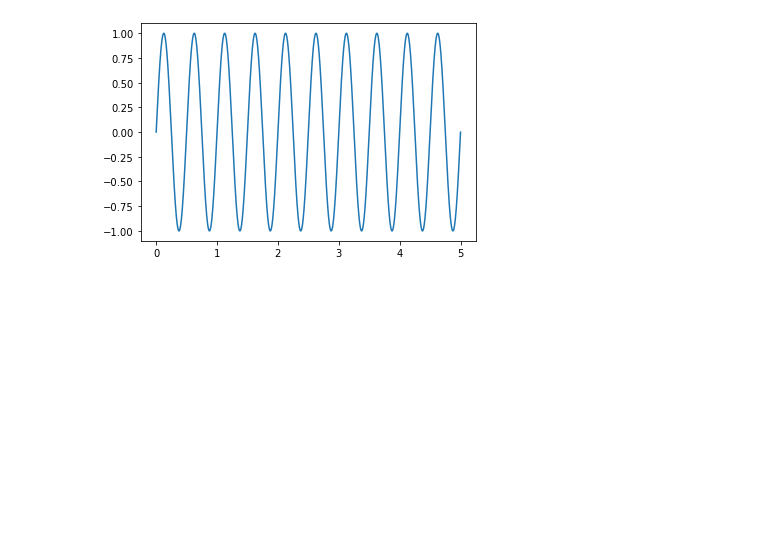
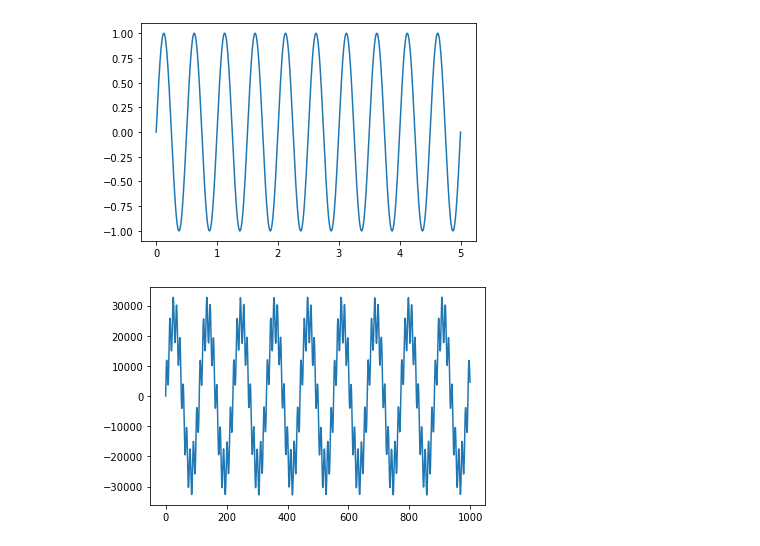
Before and after one commit to mahmoudalmadi/BCM_SIDS_ML_Summer_22, a Jupyter notebook: playground/exploring_spectrograms.ipynb, the cells around one changed output. Drawn from its saved outputs; the diff is of its cells as text; code cells hidden in the pictures; blank space fills up the shorter version.

```diff
--- a/playground/exploring_spectrograms.ipynb
+++ b/playground/exploring_spectrograms.ipynb
@@ -24,3 +24,10 @@ _, noise_tone = generate_sine_wave(4000, SAMPLE_RATE, DURATION)
 noise_tone = noise_tone * 0.3
 
 mixed_tone = nice_tone + noise_tone
+# %%
+normalized_tone = np.int16((mixed_tone / mixed_tone.max()) * 32767)
+
+plt.plot(normalized_tone[:1000])
+plt.show()
+# %% [output]
+[figure, added]
```
Also changed, not shown: parts of 1 cell of this notebook.
